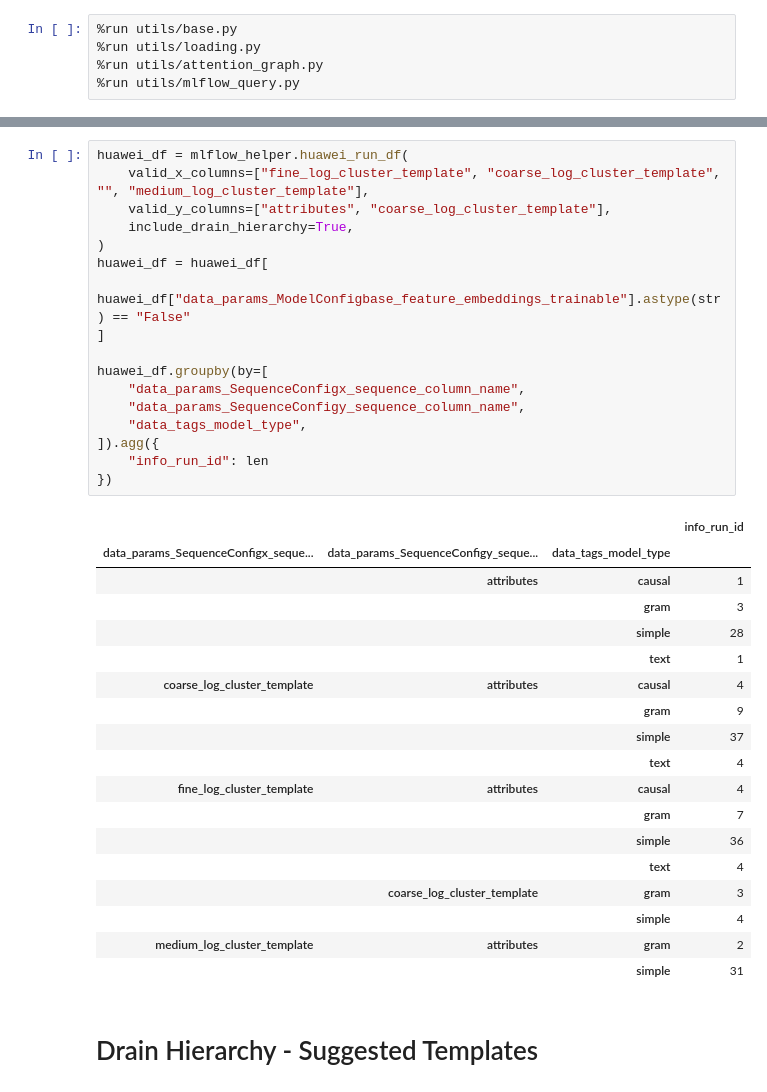
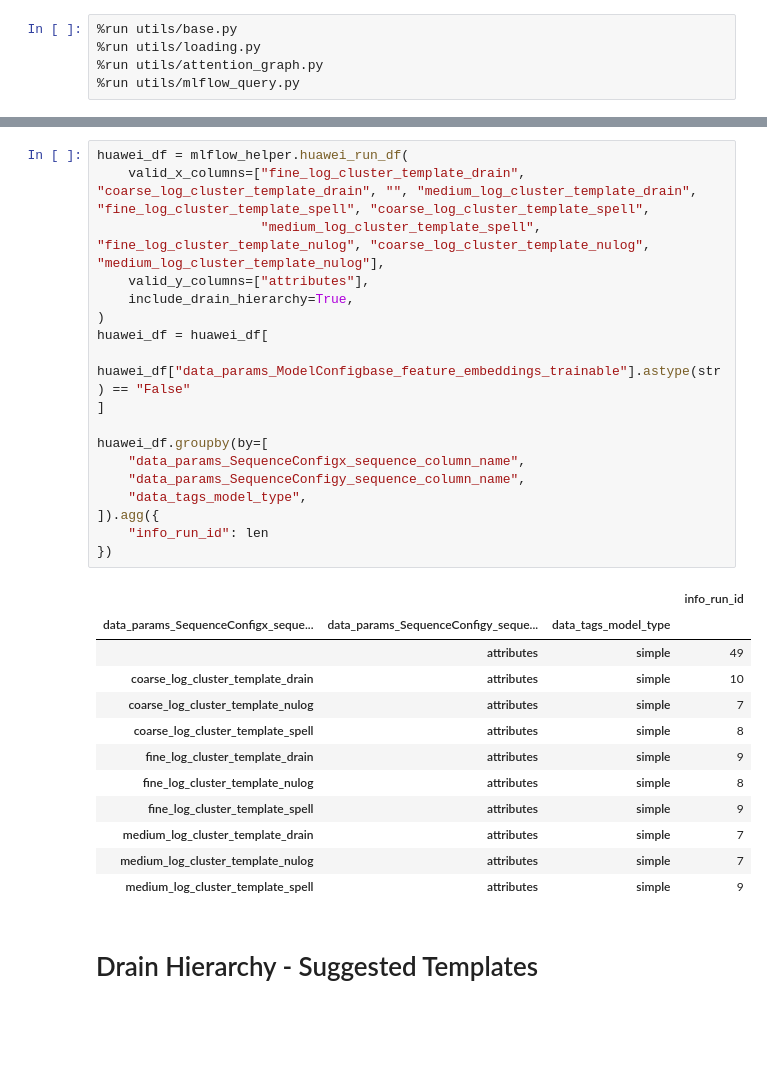
Before and after one commit to DerDoni/Domain-Guided-Monitoring, a Jupyter notebook: notebooks/drain_hierarchy.ipynb, the cells around one changed output, grey strips where cells are left out. Saved outputs shown, nothing was run; the diff lists cells and outputs as text; blank space fills up the shorter version.

```diff
--- a/notebooks/drain_hierarchy.ipynb
+++ b/notebooks/drain_hierarchy.ipynb
@@ -26,39 +26,34 @@ Queried 291 runs from MLFlow for huawei_logs
 # %%
 huawei_df = mlflow_helper.huawei_run_df(
-    valid_x_columns=["fine_log_cluster_template", "coarse_log_cluster_template", "", "medium_log_cluster_template"],
-    valid_y_columns=["attributes", "coarse_log_cluster_template"],
+    valid_x_columns=["fine_log_cluster_template_drain", "coarse_log_cluster_template_drain", "", "medium_log_cluster_template_drain", "fine_log_cluster_template_spell", "coarse_log_cluster_template_spell",
+                     "medium_log_cluster_template_spell", "fine_log_cluster_template_nulog", "coarse_log_cluster_template_nulog", "medium_log_cluster_template_nulog"],
+    valid_y_columns=["attributes"],
     include_drain_hierarchy=True,
 )
 huawei_df = huawei_df[
     huawei_df["data_params_ModelConfigbase_feature_embeddings_trainable"].astype(str) == "False"
 ]
 
 huawei_df.groupby(by=[
     "data_params_SequenceConfigx_sequence_column_name",
     "data_params_SequenceConfigy_sequence_column_name",
     "data_tags_model_type",
 ]).agg({
     "info_run_id": len
 })
 # %% [output]
 |  |  |  | info_run_id |
 | data_params_SequenceConfigx_seque... | data_params_SequenceConfigy_seque... | data_tags_model_type |  |
-|  | attributes | causal | 1 |
-|  |  | gram | 3 |
-|  |  | simple | 28 |
-|  |  | text | 1 |
-| coarse_log_cluster_template | attributes | causal | 4 |
-|  |  | gram | 9 |
-|  |  | simple | 37 |
-|  |  | text | 4 |
-| fine_log_cluster_template | attributes | causal | 4 |
-|  |  | gram | 7 |
-|  |  | simple | 36 |
-|  |  | text | 4 |
-|  | coarse_log_cluster_template | gram | 3 |
-|  |  | simple | 4 |
-| medium_log_cluster_template | attributes | gram | 2 |
-|  |  | simple | 31 |
+|  | attributes | simple | 49 |
+| coarse_log_cluster_template_drain | attributes | simple | 10 |
+| coarse_log_cluster_template_nulog | attributes | simple | 7 |
+| coarse_log_cluster_template_spell | attributes | simple | 8 |
+| fine_log_cluster_template_drain | attributes | simple | 9 |
+| fine_log_cluster_template_nulog | attributes | simple | 8 |
+| fine_log_cluster_template_spell | attributes | simple | 9 |
+| medium_log_cluster_template_drain | attributes | simple | 7 |
+| medium_log_cluster_template_nulog | attributes | simple | 7 |
+| medium_log_cluster_template_spell | attributes | simple | 9 |
 # %% [markdown]
 # Drain Hierarchy - Suggested Templates
 # %%
```
Also changed, not shown: parts of 5 cells of this notebook, 1 other file.
